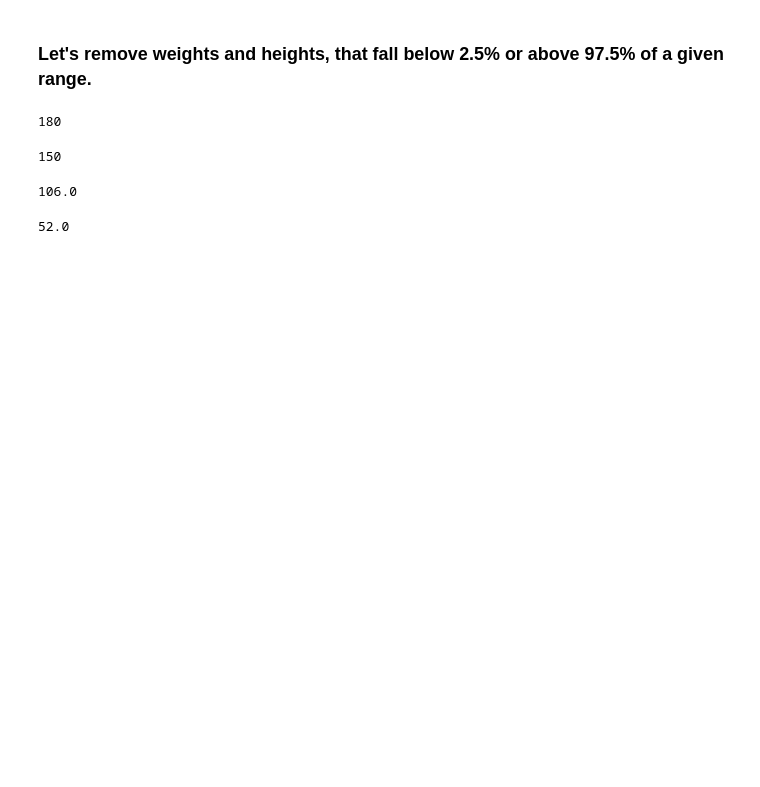
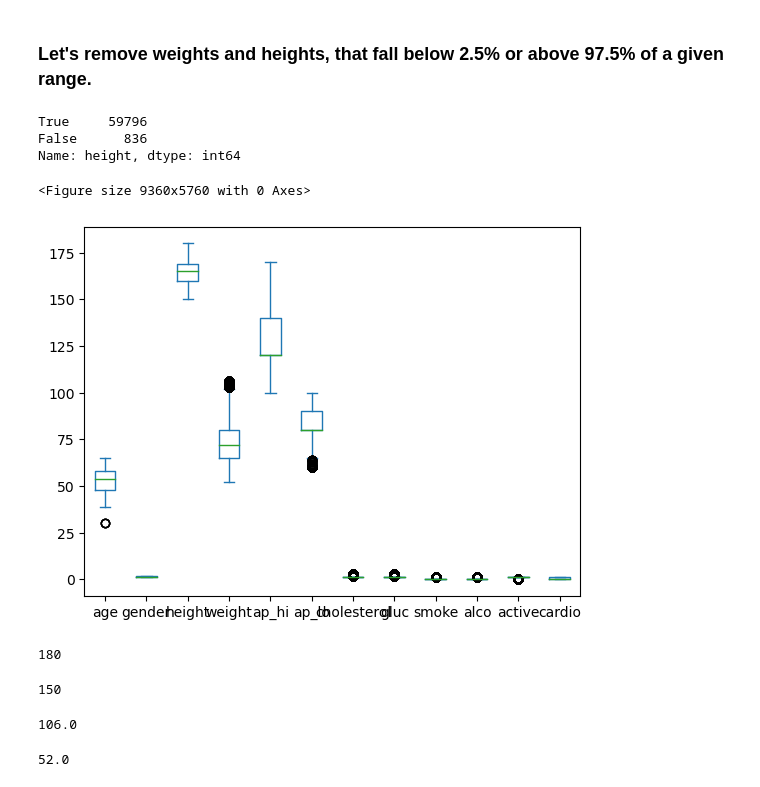
Before and after one commit to ShilpaAjitheks/Cardiovascular-disease-prediction, a Jupyter notebook: cardiovascu.ipynb, the cells around one changed output. Drawn from its saved outputs; the diff is of its cells as text; code cells hidden in the pictures; blank space fills up the shorter version.

```diff
--- a/cardiovascu.ipynb
+++ b/cardiovascu.ipynb
@@ -141,6 +204,19 @@ data['height'].max()
 # %%
 data.drop(data[(data['height'] > data['height'].quantile(0.975)) | (data['height'] < data['height'].quantile(0.025))].index,inplace=True)
 data.drop(data[(data['weight'] > data['weight'].quantile(0.975)) | (data['weight'] < data['weight'].quantile(0.025))].index,inplace=True)
+# %%
+(data['height'] > 150).value_counts()
+# %% [output]
+True     59796
+False      836
+Name: height, dtype: int64
+# %%
+plt.figure(num=None, figsize=(10.4, 6.4), dpi=900, facecolor='w', edgecolor='k')
+data.plot(kind='box')
+plt.show();
+# %% [output]
+<Figure size 9360x5760 with 0 Axes>
+[figure, added]
 # %%
 data['height'].max()
 # %% [output]
```
Also changed, not shown: parts of 75 cells of this notebook.
